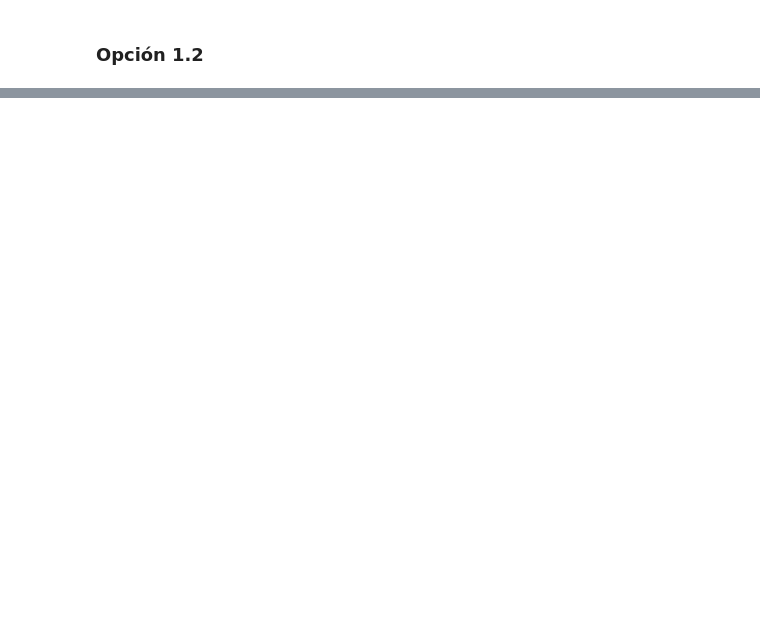
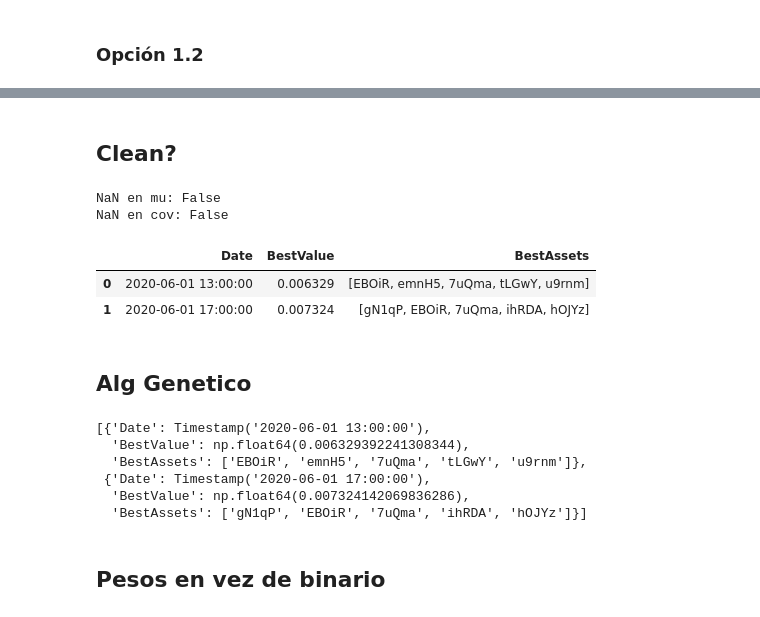
Before and after one commit to anruki/AthenAI_Competition, a Jupyter notebook: conversion_trades.ipynb, the cells around one changed output, grey strips where cells are left out. Saved outputs shown, nothing was run; the diff lists cells and outputs as text; code cells hidden in the pictures; blank space fills up the shorter version.

```diff
--- a/conversion_trades.ipynb
+++ b/conversion_trades.ipynb
@@ -661,0 +351,3 @@ df_algoritmos.fillna(0, inplace=True)
+# %%
+activos = df_disponible.columns
+activos
@@ -955,3 +643,5 @@ df_carteras.tail(15)
 | 7140 | 2024-12-30 14:00:00 | [3CQHn, vDodF, ftSR7, sE0hK, 61tRv] | 0.957645 | [] | 0.0 |
 | 7141 | 2024-12-30 18:00:00 | [Mvijr, 3CQHn, q4aE1, GkFcy, CkEpy] | 0.957645 | [] | 0.0 |
 | 7142 | 2024-12-30 22:00:00 | [] | 0.957645 | [0.19152890731337313, 0.191528907... | 0.0 |
+# %% [markdown]
+## Clean?
@@ -957,0 +729,15 @@ df_carteras.tail(15)
+# %%
+print("NaN en mu:", np.isnan(mu).any())
+print("NaN en cov:", np.isnan(cov).any())
+# %% [output]
+NaN en mu: False
+NaN en cov: False
+# %%
+df_results = pd.DataFrame(results)
+df_results
+# %% [output]
+|  | Date | BestValue | BestAssets |
+| 0 | 2020-06-01 13:00:00 | 0.006329 | [EBOiR, emnH5, 7uQma, tLGwY, u9rnm] |
+| 1 | 2020-06-01 17:00:00 | 0.007324 | [gN1qP, EBOiR, 7uQma, ihRDA, hOJYz] |
+# %% [markdown]
+## Alg Genetico
@@ -957,0 +901,11 @@ df_carteras.tail(15)
+# %%
+results
+# %% [output]
+[{'Date': Timestamp('2020-06-01 13:00:00'),
+  'BestValue': np.float64(0.006329392241308344),
+  'BestAssets': ['EBOiR', 'emnH5', '7uQma', 'tLGwY', 'u9rnm']},
+ {'Date': Timestamp('2020-06-01 17:00:00'),
+  'BestValue': np.float64(0.007324142069836286),
+  'BestAssets': ['gN1qP', 'EBOiR', '7uQma', 'ihRDA', 'hOJYz']}]
+# %% [markdown]
+ ## Pesos en vez de binario
```
Also changed, not shown: parts of 33 cells of this notebook.
